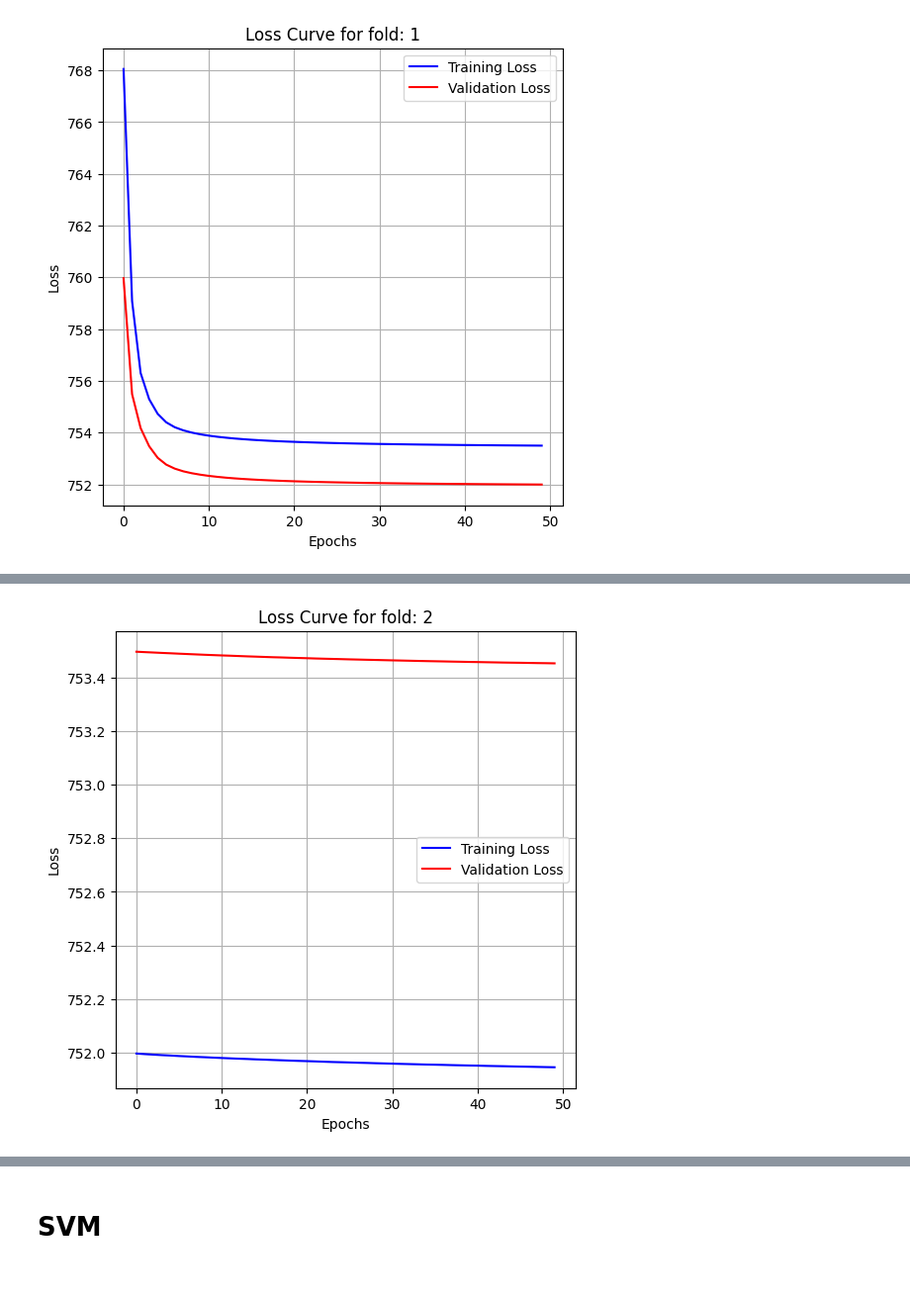
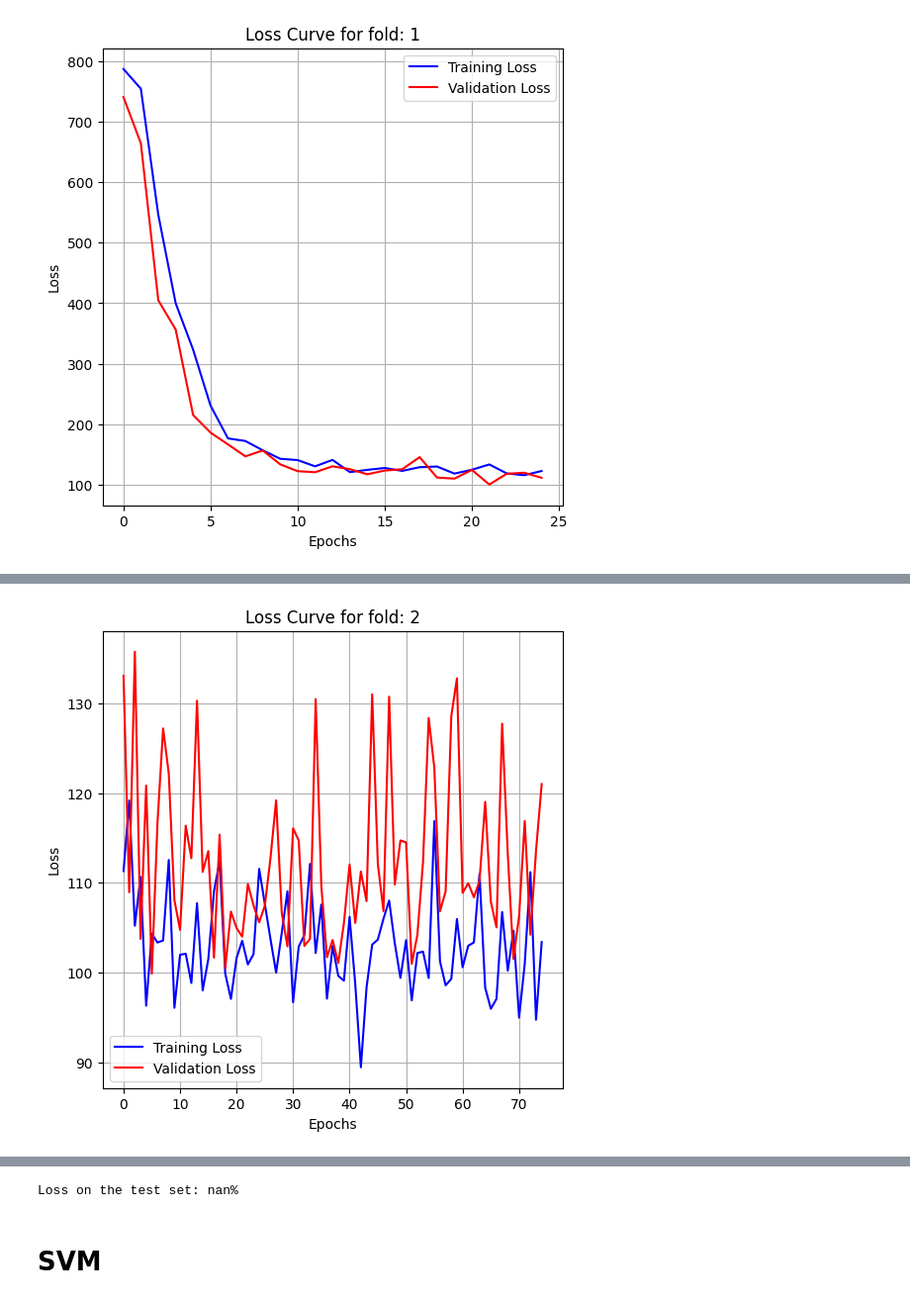
Before and after one commit to Alexthw46/ML, a Jupyter notebook: ML_cup/MLCup.ipynb, the cells around one changed output, grey strips where cells are left out. Shown at 99% size. Saved outputs shown, nothing was run; the diff lists cells and outputs as text; code cells hidden in the pictures.

```diff
--- a/ML_cup/MLCup.ipynb
+++ b/ML_cup/MLCup.ipynb
@@ -10,3 +10,6 @@ import matplotlib.pyplot as plt
 #                'TARGET_x', 'TARGET_y', 'TARGET_z']
 #dataframe = pd.read_csv("../data/ML-CUP23-TR.csv", sep=',', comment='#', names=column_names, index_col= 'ID')
 #dataframe.head()
+
+train_data = dataset.load_dataset("../data/ML-CUP23-TR.csv")
+test_data = dataset.load_dataset("../data/ML-CUP23-TS.csv")
@@ -13,6 +18,5 @@ import matplotlib.pyplot as plt
 # %%
-train_loaders, val_loaders = dataset.load_train_dataset(
-    "../data/ML-CUP23-TR.csv", folds=2, batch_size=100)
+train_loaders, val_loaders = dataset.torch_k_fold(dataset=train_data, folds=5, batch_size=100)
 import torch as t
 import mlp
 
@@ -24,17 +32,29 @@ test_loss = []  # List to store losses for plotting
 # %%
-lr = 0.01
-momentum = 0.75
+lr = 0.00125
+momentum = 0.9
 decay = 0.0
 nesterov = True
-epochs = 50
+epochs = 75
+lr_scheduler = None
 # %%
 # build Neural Network with torch
 model = mlp.MLP()
 optimizer = t.optim.SGD(model.parameters(), lr=lr, momentum=momentum, weight_decay=decay, nesterov=nesterov)
+# %%
+from torch.optim import lr_scheduler
+
+lr_s = lr_scheduler.ReduceLROnPlateau(optimizer, mode='min', factor=0.125, patience=5, cooldown=5,
+                                      verbose=True,
+                                      min_lr=1e-6)
 # %%
 fold = 0
 for train_loader, val_loader in zip(train_loaders, val_loaders):
     fold += 1
-    mlp.train(model, train_loader, fold, loss_fn=loss_fn, optimizer=optimizer, val_loader=val_loader, epochs=epochs)
+    if fold == 1:
+        mlp.train(model, train_loader, fold, loss_fn=loss_fn, optimizer=optimizer, val_loader=val_loader, epochs=25,
+                  scheduler=lr_s)
+    else:
+        mlp.train(model, train_loader, fold, loss_fn=loss_fn, optimizer=optimizer, val_loader=val_loader, epochs=epochs,
+                  scheduler=lr_s)
 # %% [output]
 Fold: 1
@@ -57,2 +77,2 @@ Val Epoch: 49 [5/5 Loss: 751.9971801757813
-[figure, old version]
+[figure, new version]
 Fold: 2
@@ -75 +95 @@ Val Epoch: 49 [5/5 Loss: 753.4530151367187
-[figure, old version]
+[figure, new version]
@@ -76,3 +114,28 @@ Val Epoch: 49 [5/5 Loss: 753.4530151367187
+# %%
+from torch.utils.data import DataLoader
+from ML_cup.dataset_utils import CupDataset
+
+total_samples = 0
+total_loss = 0
+
+# evaluate the model on the test set
+test_loader = DataLoader(CupDataset(test_data))
+model.eval()
+with t.no_grad():
+    for inputs, labels in test_loader:
+        outputs = model(inputs)
+
+        # Calculate loss
+        loss = loss_fn(outputs, labels)
+        total_loss += loss.item() * inputs.size(0)  # Multiply by batch size
+
+        total_samples += inputs.size(0)  # Update total samples
+
+# Calculate average loss over the entire test set
+average_loss = total_loss / len(test_loader.dataset)
+print(f'Loss on the test set: {average_loss}%')
+# %% [output]
+Loss on the test set: nan%
 # %% [markdown]
 # SVM
 # %%
```
Also changed, not shown: parts of 4 cells of this notebook, 5 other files.
